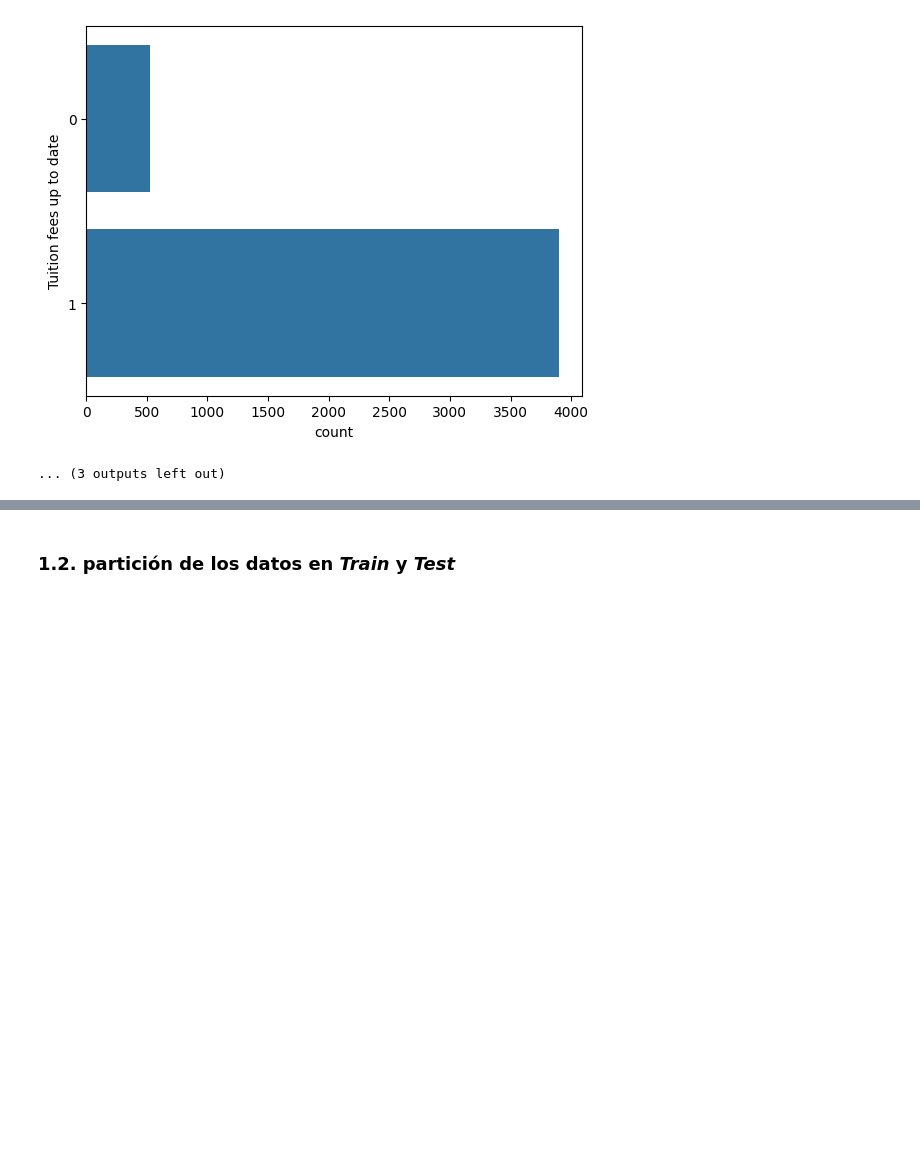
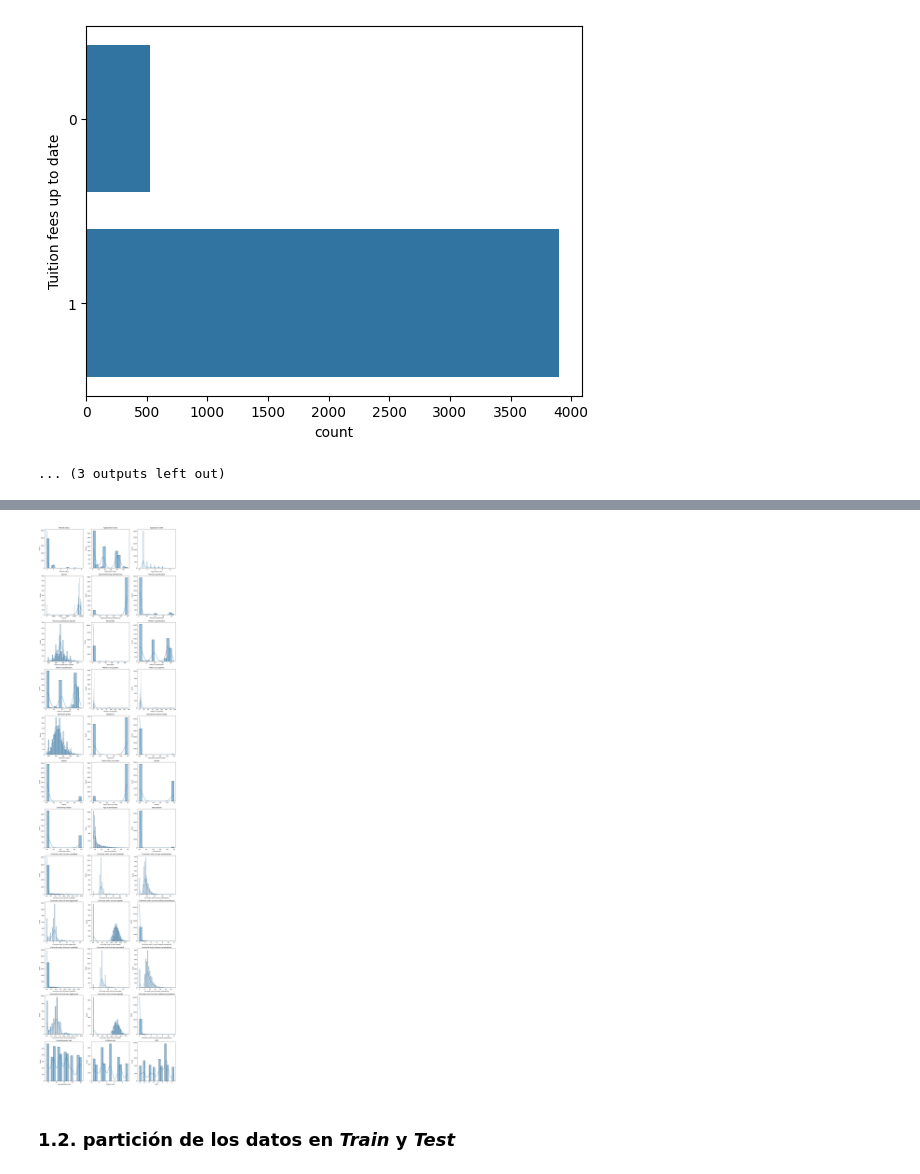
Before and after one commit to JMGO-coding/MLX_academic_performance, a Jupyter notebook: src/eda.ipynb, the cells around one changed output, grey strips where cells are left out. Saved outputs shown, nothing was run; the diff lists cells and outputs as text; code cells hidden in the pictures; blank space fills up the shorter version.

```diff
--- a/src/eda.ipynb
+++ b/src/eda.ipynb
@@ -249,7 +250,3 @@ for feature in [target_feature] + categorical_features + binary_features:
 [figure]
 [figure]
 ... (3 outputs left out)
-# %%
-for feature in numerical_features:
-    sns.histplot(df[feature], kde=True)
-    plt.show()
@@ -270,3 +253,28 @@ for feature in numerical_features:
+# %%
+# Lista de características numéricas
+numerical_features = df.select_dtypes(include=['number']).columns
+
+# Definir el número de columnas y calcular el número de filas
+num_cols = 3
+num_rows = math.ceil(len(numerical_features) / num_cols)
+
+# Crear la figura y los ejes
+fig, axes = plt.subplots(num_rows, num_cols, figsize=(15, 5 * num_rows))
+axes = axes.flatten()  # Aplanar para facilitar la iteración
+
+# Graficar cada característica
+for i, feature in enumerate(numerical_features):
+    sns.histplot(df[feature], kde=True, ax=axes[i])
+    axes[i].set_title(feature)
+
+# Eliminar ejes vacíos si hay
+for j in range(i + 1, len(axes)):
+    fig.delaxes(axes[j])
+
+plt.tight_layout()
+plt.show()
+# %% [output]
+[figure, added]
 # %% [markdown]
 ### 1.2. partición de los datos en *Train* y *Test*
 # %%
```
Also changed, not shown: parts of 2 cells of this notebook.
